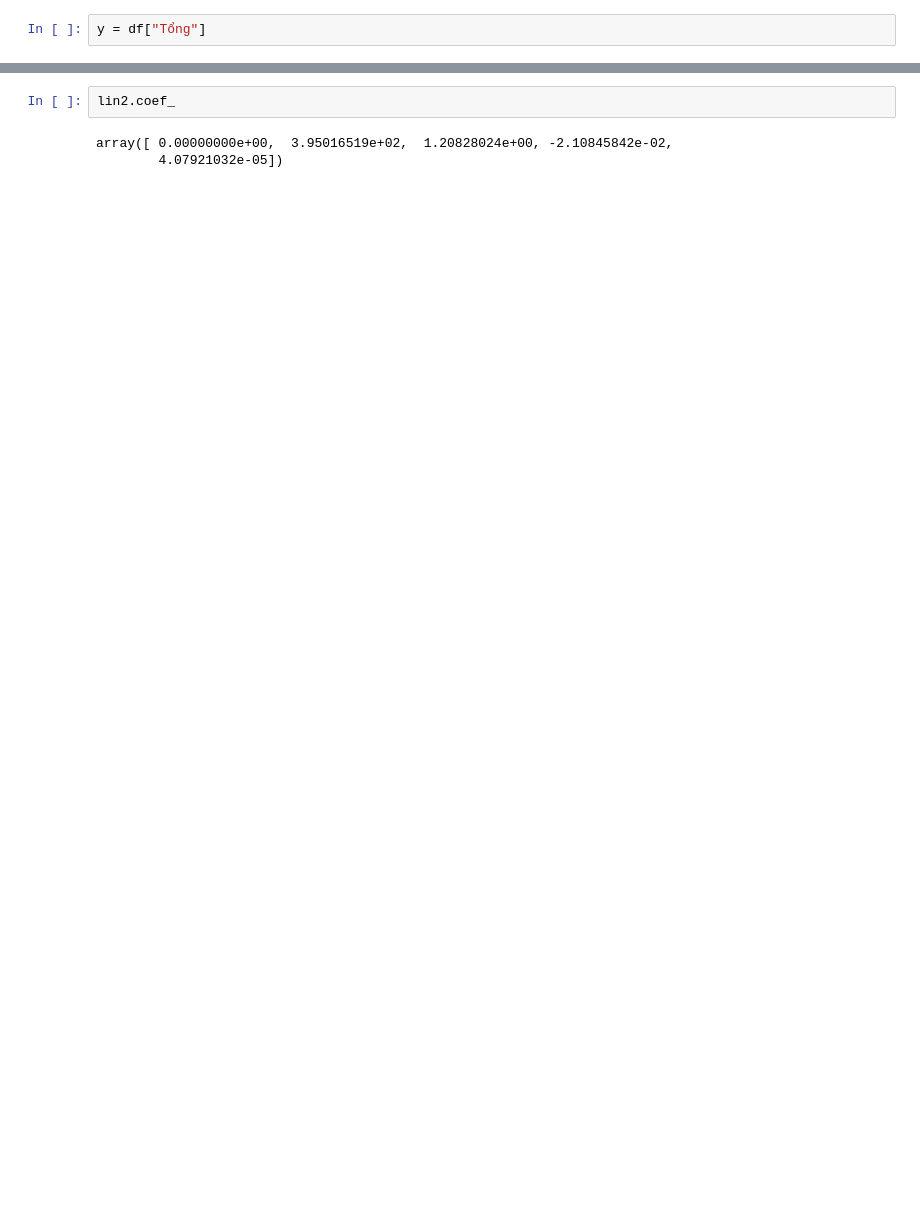
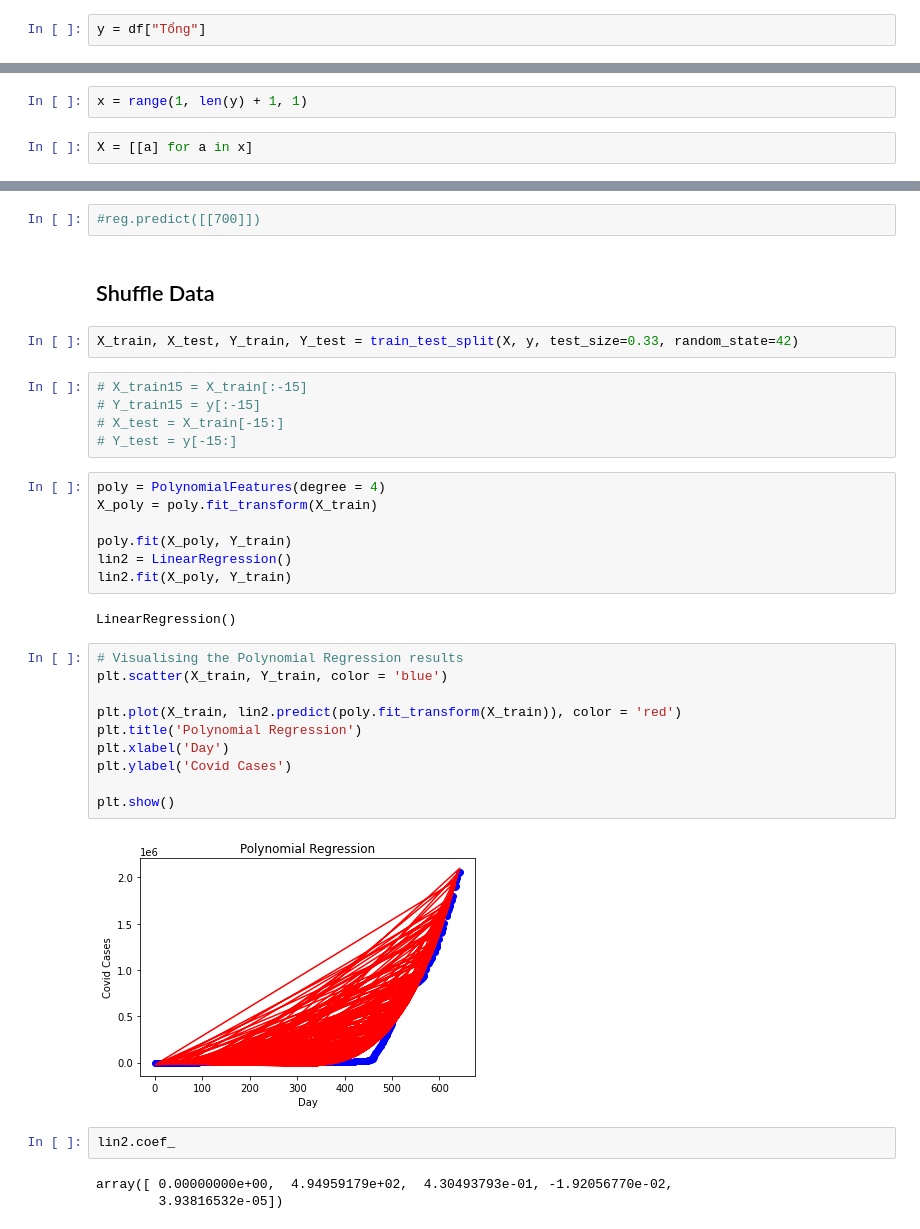
Before and after one commit to ChungKiet/CovidPredict, a Jupyter notebook: code/CovidPredict.ipynb, the cells around one changed output, grey strips where cells are left out. Drawn from its saved outputs; the diff is of its cells as text; blank space fills up the shorter version.

```diff
--- a/code/CovidPredict.ipynb
+++ b/code/CovidPredict.ipynb
@@ -177,0 +13,4 @@ casePredict
+# %%
+x = range(1, len(y) + 1, 1)
+# %%
+X = [[a] for a in x]
@@ -178,5 +28,37 @@ casePredict
+# %%
+#reg.predict([[700]])
+# %% [markdown]
+## Shuffle Data
+# %%
+X_train, X_test, Y_train, Y_test = train_test_split(X, y, test_size=0.33, random_state=42)
+# %%
+# X_train15 = X_train[:-15]
+# Y_train15 = y[:-15]
+# X_test = X_train[-15:]
+# Y_test = y[-15:]
+# %%
+poly = PolynomialFeatures(degree = 4)
+X_poly = poly.fit_transform(X_train)
+
+poly.fit(X_poly, Y_train)
+lin2 = LinearRegression()
+lin2.fit(X_poly, Y_train)
+# %% [output]
+LinearRegression()
+# %%
+# Visualising the Polynomial Regression results
+plt.scatter(X_train, Y_train, color = 'blue')
+
+plt.plot(X_train, lin2.predict(poly.fit_transform(X_train)), color = 'red')
+plt.title('Polynomial Regression')
+plt.xlabel('Day')
+plt.ylabel('Covid Cases')
+
+plt.show()
+# %% [output]
+[figure, added]
 # %%
 lin2.coef_
 # %% [output]
-array([ 0.00000000e+00,  3.95016519e+02,  1.20828024e+00, -2.10845842e-02,
-        4.07921032e-05])
+array([ 0.00000000e+00,  4.94959179e+02,  4.30493793e-01, -1.92056770e-02,
+        3.93816532e-05])
```
Also changed, not shown: parts of 48 cells of this notebook.
